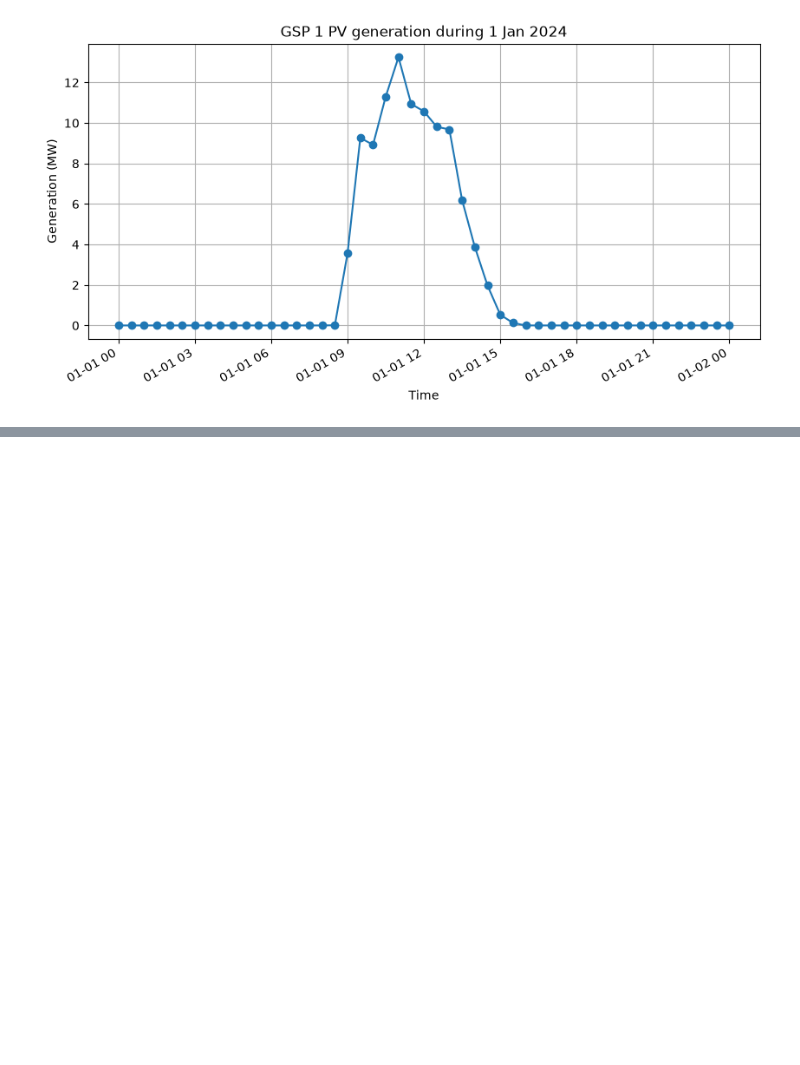
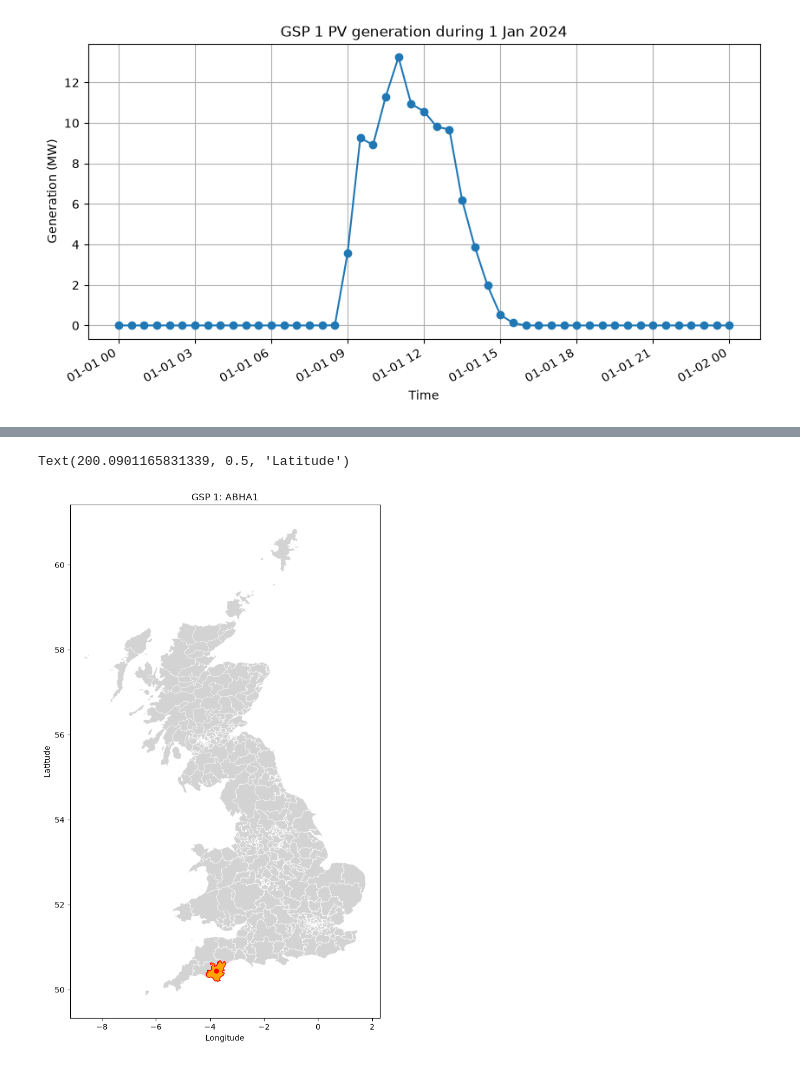
Before and after one commit to lukemccarvill/Met-Office-Solar-Luke, a Jupyter notebook: src/03_pvlive_gsp_capacity.ipynb, the cells around one changed output, grey strips where cells are left out. Cells and saved outputs as stored; diff of their text form; code cells hidden in the pictures; blank space fills up the shorter version.

```diff
--- a/src/03_pvlive_gsp_capacity.ipynb
+++ b/src/03_pvlive_gsp_capacity.ipynb
@@ -703,0 +938,29 @@ plt.show() # admittedly, the showing of dates and hours is not great here. ideal
+# %%
+fig, ax = plt.subplots(figsize=(10,12))
+
+gsp_regions.plot(
+    ax=ax,
+    facecolor='lightgrey',
+    edgecolor='white',
+    linewidth=0.4
+)
+
+selected_region.plot(
+    ax=ax,
+    facecolor='orange',
+    edgecolor='red',
+    linewidth=1
+)
+
+selected_region['centre'].plot(
+    ax=ax,
+    color='red',
+    markersize=30
+)
+
+ax.set_title('GSP 1: ABHA1')
+ax.set_xlabel("Longitude")
+ax.set_ylabel("Latitude")
+# %% [output]
+Text(200.0901165831339, 0.5, 'Latitude')
+[figure, added]
```
Also changed, not shown: parts of 41 cells of this notebook, 2 other files.
